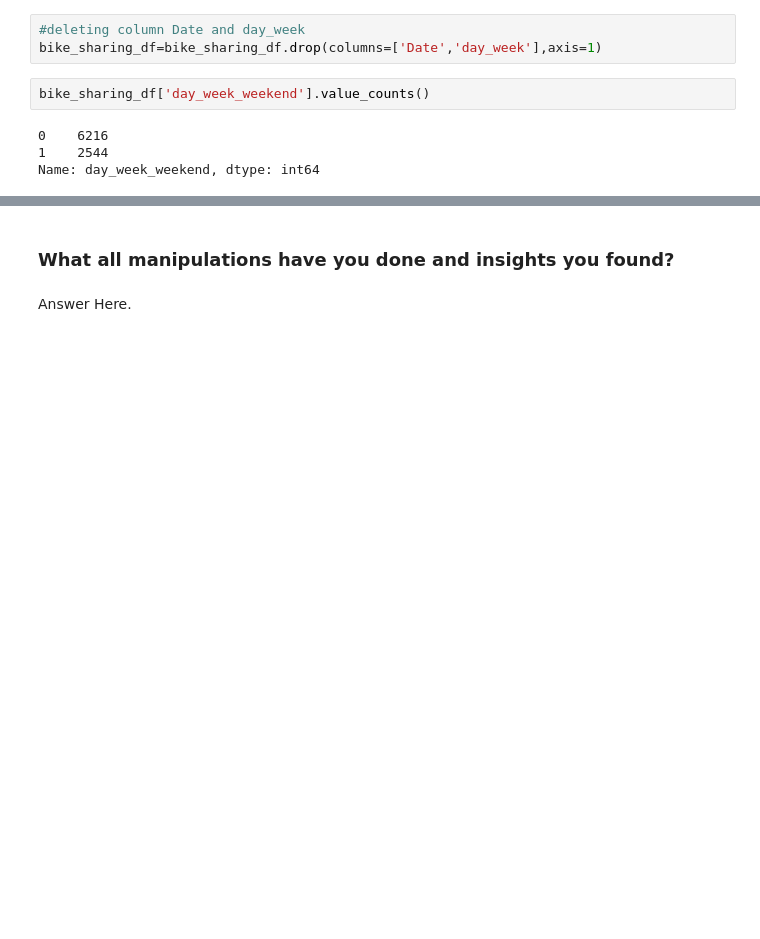
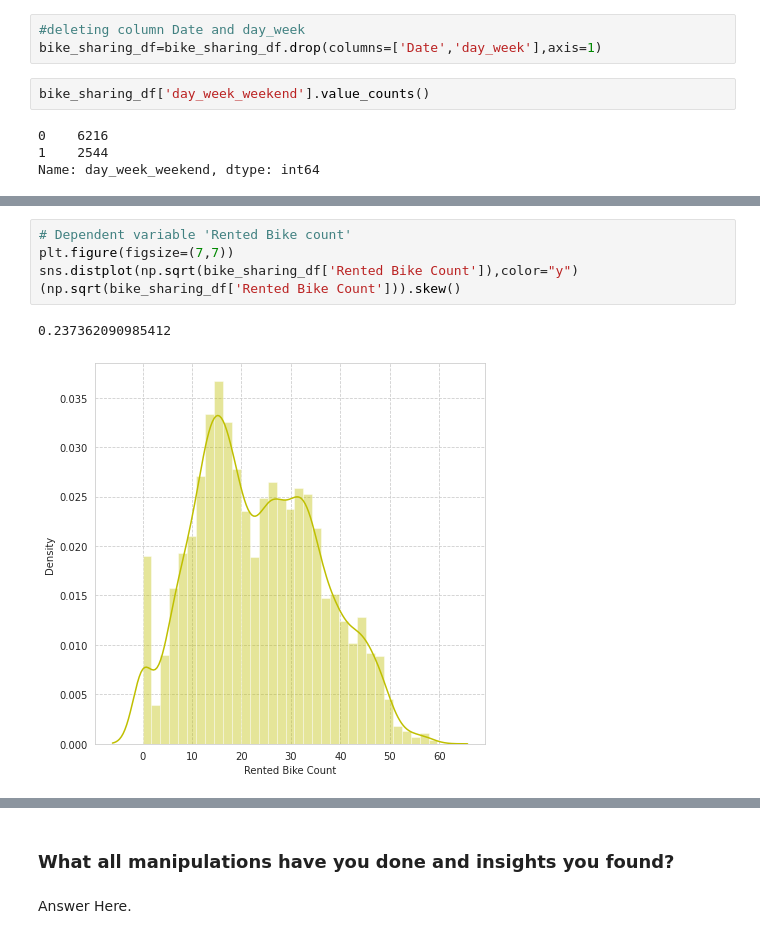
Before and after one commit to albin2122/Bike-Sharing-Demand-Prediction, a Jupyter notebook: Bike_Sharing_Demand_Prediction.ipynb, the cells around one changed output, grey strips where cells are left out. Saved outputs shown, nothing was run; the diff lists cells and outputs as text; blank space fills up the shorter version.

```diff
--- a/Bike_Sharing_Demand_Prediction.ipynb
+++ b/Bike_Sharing_Demand_Prediction.ipynb
@@ -313,0 +326,8 @@ Name: day_week_weekend, dtype: int64
+# %%
+# Dependent variable 'Rented Bike count'
+plt.figure(figsize=(7,7))
+sns.distplot(np.sqrt(bike_sharing_df['Rented Bike Count']),color="y")
+(np.sqrt(bike_sharing_df['Rented Bike Count'])).skew()
+# %% [output]
+0.237362090985412
+[figure, added]
```
Also changed, not shown: parts of 13 cells of this notebook.
